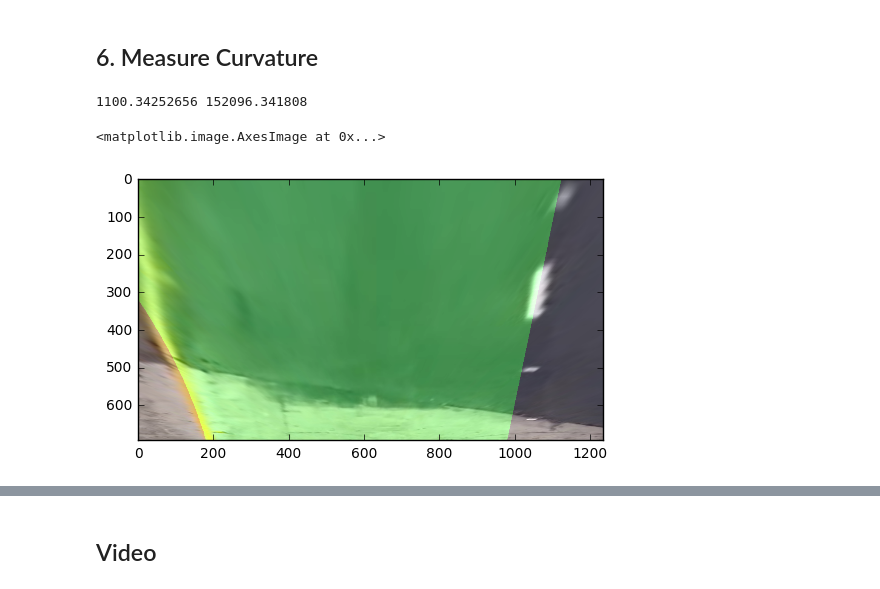
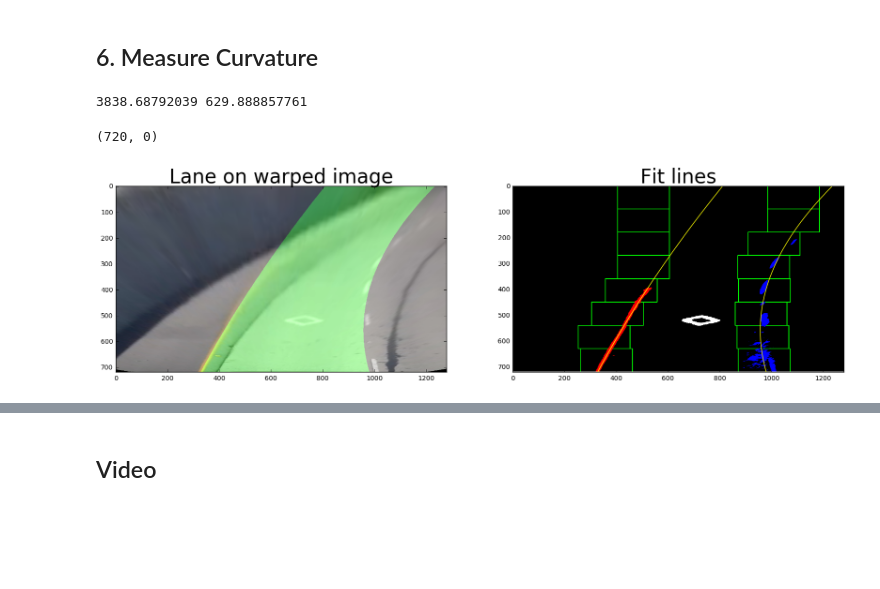
Before and after one commit to chc170/CarND-Advanced-Lane-Lines, a Jupyter notebook: project4.ipynb, the cells around one changed output, grey strips where cells are left out. Saved outputs shown, nothing was run; the diff lists cells and outputs as text; code cells hidden in the pictures; blank space fills up the shorter version.

```diff
--- a/project4.ipynb
+++ b/project4.ipynb
@@ -80,10 +80,10 @@ def undistort_image(image, mtx, dist):
     return dst
 
 # Test undistortion on an image
-img = cv2.imread('test_images/challenge6.jpg')
+img = cv2.imread('test_images/challenge7.jpg')
 mtx, dist = load_undistort_params()
 dst = undistort_image(img, mtx, dist)
-cv2.imwrite('test_images/challenge6_undist.jpg', dst)
+cv2.imwrite('test_images/challenge7_undist.jpg', dst)
 
 # Visualize undistortion
 f, (ax1, ax2) = plt.subplots(1, 2, figsize=(20,10))
@@ -98,9 +98,12 @@ ax2.set_title('Undistorted Image', fontsize=30)
 ## 3. Perspective transform
 # %%
 def perspective_transform(image, inverse=False):
-
+    """
+    Try not to see too far away where can't be identify clearly
+    after transform.
+    """
     src = np.float32([(592, 450), (689, 450), (205, 706), (1095, 706)])
-    dst = np.float32([(250, 0), (1030, 0), (250, 720), (1030, 720)])
+    dst = np.float32([(250, -200), (1030, -200), (250, 720), (1030, 720)])
 
     if inverse:
         src, dst = dst, src
@@ -110,7 +113,7 @@ def perspective_transform(image, inverse=False):
 
     return warped, M
 
-dst = cv2.imread('test_images/challenge6_undist.jpg')
+dst = cv2.imread('test_images/challenge3_undist.jpg')
 warped, M = perspective_transform(dst)
 
 # Visualize perspective transform
@@ -215,7 +229,9 @@ ax2.set_title('Undistorted Image', fontsize=30)
 # %%
 # Visiualize sliding window
 # https://blog.ytotech.com/2015/11/01/findpeaks-in-python/
-binary_img = create_threshold_binary_image(equalized)
+binary_img = luv_filter(warped)
+binary_img = create_threshold_binary_image(warped)
+
 nb_win = 7
 width = binary_img.shape[1]
 height = binary_img.shape[0]
@@ -357,34 +509,45 @@ Left lane not found. Delta: 240
 # %%
 def fit_poly(x_vals, y_vals, y_max):
     # fit second order polynomial
     line_fit = np.polyfit(y_vals, x_vals, 2)
 
     # calculate radius of curvature
     curverad = ((1 + (2*line_fit[0]*y_max + line_fit[1])**2)**1.5) \
                              /np.absolute(2*line_fit[0])
     return line_fit, curverad
 
-l_fit, l_curverad = fit_poly(l_points[1], l_points[0], height)
-r_fit, r_curverad = fit_poly(r_points[1], r_points[0], height)
+height = binary_img.shape[0]
+l_fit, l_curverad = fit_poly(l_points[0], l_points[1], height)
+r_fit, r_curverad = fit_poly(r_points[0], r_points[1], height)
 print (l_curverad, r_curverad)
 
 # Create an image to draw the lines on
-color_warp  = np.zeros_like(warped).astype(np.uint8)
+color_warp = np.zeros_like(warped).astype(np.uint8)
 
 # Recast the x and y points into usable format for cv2.fillPoly()
-y_vals = np.linspace(0, 100, num=101)*7.2
+y_vals = np.linspace(0, binary_img.shape[0]-1, binary_img.shape[0])
 l_x_fit = l_fit[0]*y_vals**2 + l_fit[1]*y_vals + l_fit[2]
 r_x_fit = r_fit[0]*y_vals**2 + r_fit[1]*y_vals + r_fit[2]
 
 pts_left  = np.array([np.transpose(np.vstack([l_x_fit, y_vals]))])
 pts_right = np.array([np.flipud(np.transpose(np.vstack([r_x_fit, y_vals])))])
 pts = np.hstack((pts_left, pts_right))
 
+# visualize the results
+f, (ax1, ax2) = plt.subplots(1, 2, figsize=(20,10))
 # Draw the lane onto the warped blank image
 cv2.fillPoly(color_warp, np.int_([pts]), (0, 255, 0))
 result = cv2.addWeighted(cv2.cvtColor(warped, cv2.COLOR_BGR2RGB), 1, color_warp, 0.3, 0)
-plt.imshow(result)
+ax1.imshow(result)
+ax1.set_title('Lane on warped image', fontsize=30)
+# Draw found points
+ax2.imshow(out_img)
+ax2.plot(l_x_fit, y_vals, color='yellow')
+ax2.plot(r_x_fit, y_vals, color='yellow')
+ax2.set_title('Fit lines', fontsize=30)
+ax2.set_xlim(0, 1280)
+ax2.set_ylim(720, 0)
 # %% [output]
-1100.34252656 152096.341808
+3838.68792039 629.888857761
-<matplotlib.image.AxesImage at 0x...>
+(720, 0)
-[figure, old version]
+[figure, new version]
```
Also changed, not shown: parts of 18 cells of this notebook, 7 other files.
